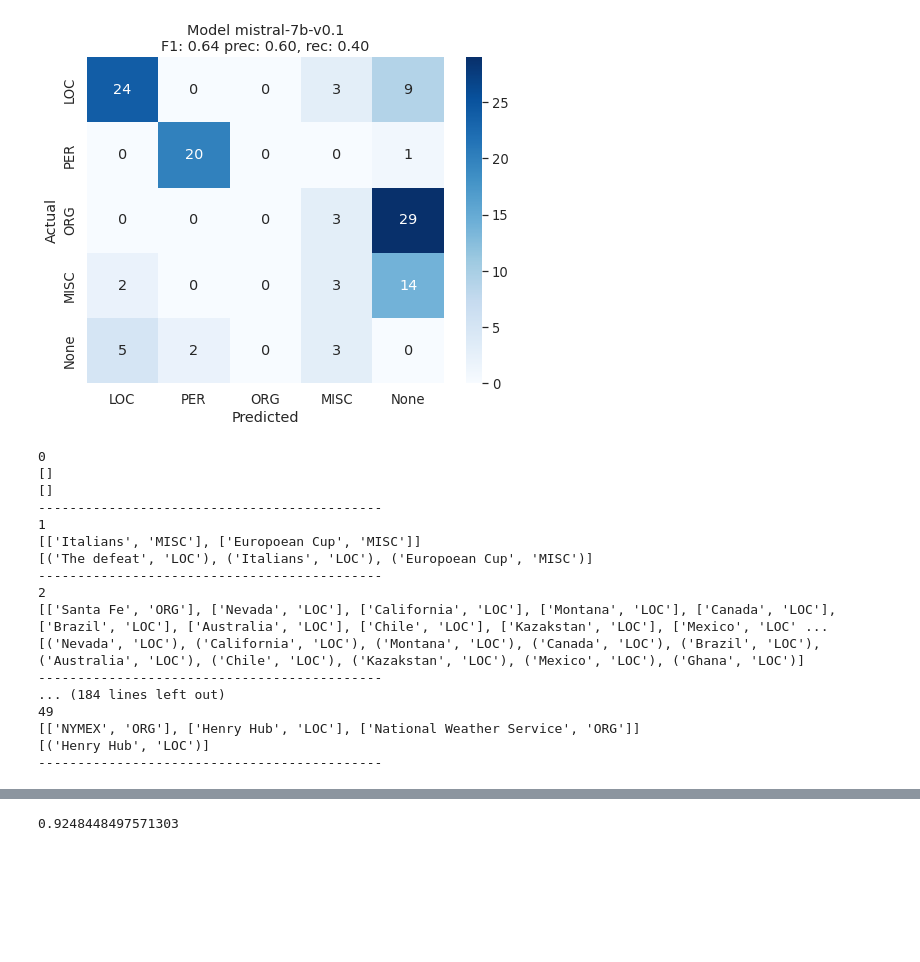
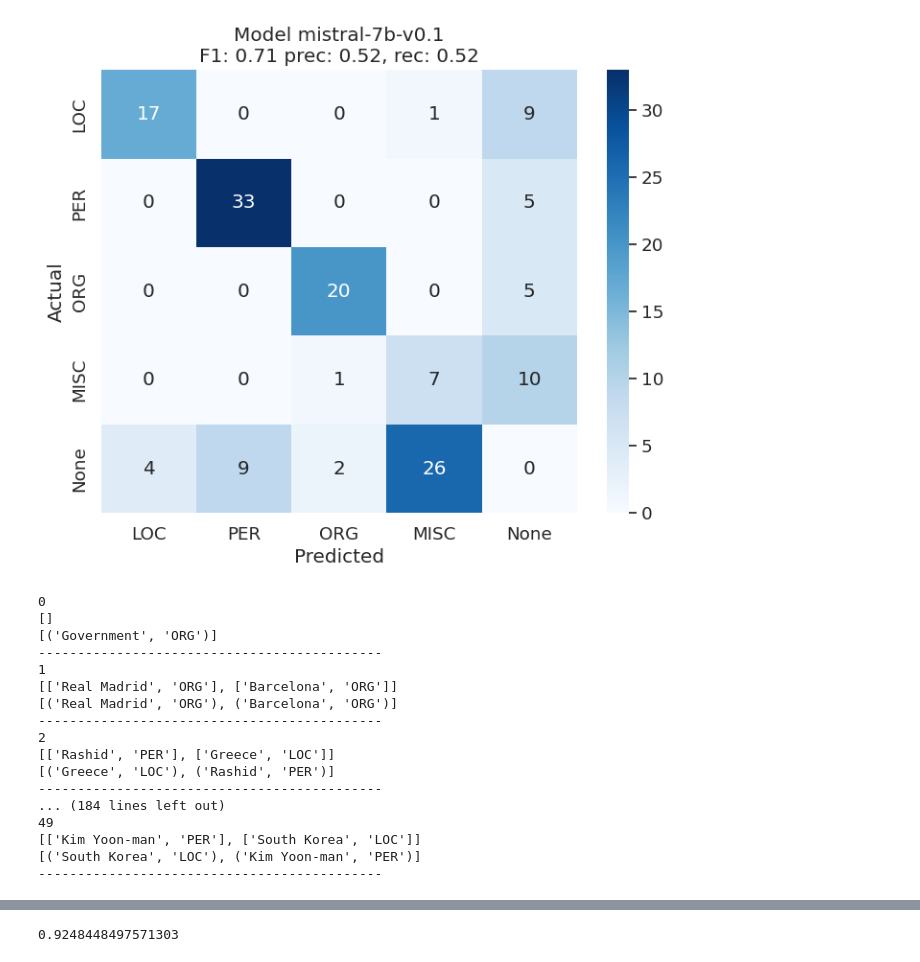
Before and after one commit to MathieuDesponds/Information-extraction-in-official-documents-using-LLMs, a Jupyter notebook: analysing_results.ipynb, the cells around one changed output, grey strips where cells are left out. Cells and saved outputs as stored; diff of their text form; code cells hidden in the pictures; blank space fills up the shorter version.

Commit message:
New results

```diff
--- a/analysing_results.ipynb
+++ b/analysing_results.ipynb
@@ -13,25 +35,25 @@ load_all_results()
 # %%
-result = load_result(MistralAI.name(), PT_Wrapper.name(), FST_Sentence.name())
+result = load_result(MistralAI.name(), PT_OutputList.name(), FST_Sentence.name())
 
 for r in result.res_insts :
     r.show_cm()
     r.analyse_results()
 # %% [output]
-[figure, old version]
+[figure, new version]
 0
 []
-[]
+[('Government', 'ORG')]
 --------------------------------------------
 1
-[['Italians', 'MISC'], ['Europoean Cup', 'MISC']]
-[('The defeat', 'LOC'), ('Italians', 'LOC'), ('Europoean Cup', 'MISC')]
+[['Real Madrid', 'ORG'], ['Barcelona', 'ORG']]
+[('Real Madrid', 'ORG'), ('Barcelona', 'ORG')]
 --------------------------------------------
 2
-[['Santa Fe', 'ORG'], ['Nevada', 'LOC'], ['California', 'LOC'], ['Montana', 'LOC'], ['Canada', 'LOC'], ['Brazil', 'LOC'], ['Australia', 'LOC'], ['Chile', 'LOC'], ['Kazakstan', 'LOC'], ['Mexico', 'LOC' ...
-[('Nevada', 'LOC'), ('California', 'LOC'), ('Montana', 'LOC'), ('Canada', 'LOC'), ('Brazil', 'LOC'), ('Australia', 'LOC'), ('Chile', 'LOC'), ('Kazakstan', 'LOC'), ('Mexico', 'LOC'), ('Ghana', 'LOC')]
+[['Rashid', 'PER'], ['Greece', 'LOC']]
+[('Greece', 'LOC'), ('Rashid', 'PER')]
 --------------------------------------------
 ... (184 lines left out)
 49
-[['NYMEX', 'ORG'], ['Henry Hub', 'LOC'], ['National Weather Service', 'ORG']]
-[('Henry Hub', 'LOC')]
+[['Kim Yoon-man', 'PER'], ['South Korea', 'LOC']]
+[('South Korea', 'LOC'), ('Kim Yoon-man', 'PER')]
 --------------------------------------------
```
Also changed, not shown: parts of 4 cells of this notebook, 3 other files.
